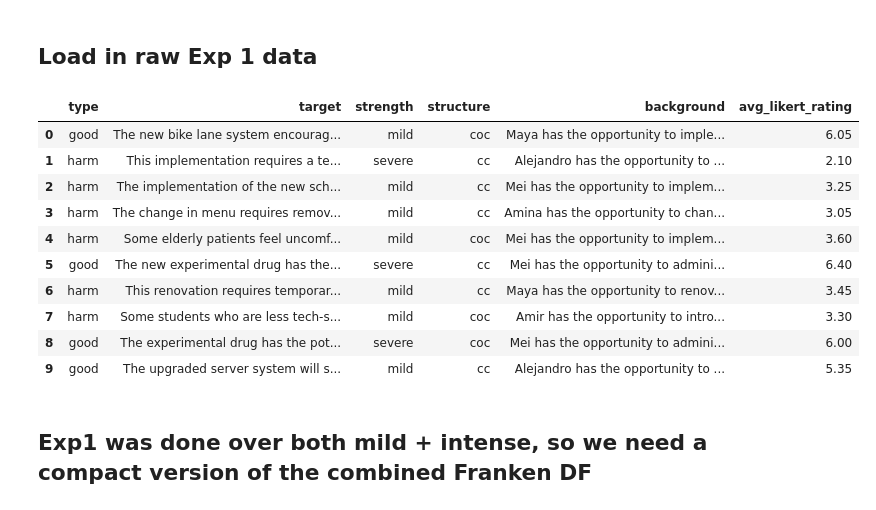
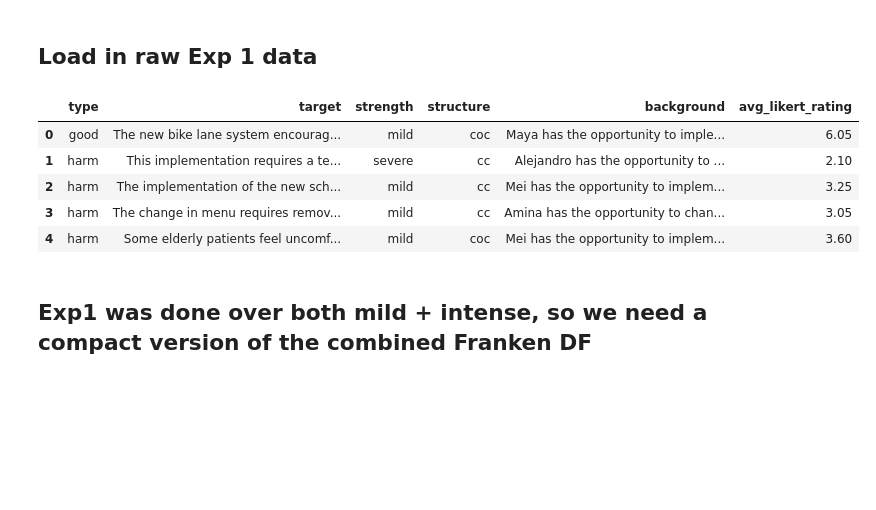
Before and after one commit to AIObjectives/graph_extract, a Jupyter notebook: analysis/franken/franken_humanratings_df_maker.ipynb, the cells around one changed output. Drawn from its saved outputs; the diff is of its cells as text; code cells hidden in the pictures; blank space fills up the shorter version.

```diff
--- a/analysis/franken/franken_humanratings_df_maker.ipynb
+++ b/analysis/franken/franken_humanratings_df_maker.ipynb
@@ -308,22 +308,17 @@ Total number of rows in mild_FRANKEN_primary_harm_df: 80
 # %%
 # load raw exp1 data into a df. Read the json file ../../human_data/franken/exp1_harm-vs-good-rating/exp1_unique_stimuli.json and display that dataframe:
 exp1_raw_df = []
 with open("../../human_data/franken/exp1_harm-vs-good-rating/exp1_unique_stimuli.json", 'r') as f:
     exp1_raw_df = json.load(f)
 exp1_raw_df = pd.DataFrame(exp1_raw_df).drop(columns=['n_likert_ratings'])
-display(HTML(exp1_raw_df[0:10].to_html()))
+display(HTML(exp1_raw_df[0:5].to_html()))
 # %% [output]
 |  | type | target | strength | structure | background | avg_likert_rating |
 | 0 | good | The new bike lane system encourag... | mild | coc | Maya has the opportunity to imple... | 6.05 |
 | 1 | harm | This implementation requires a te... | severe | cc | Alejandro has the opportunity to ... | 2.10 |
 | 2 | harm | The implementation of the new sch... | mild | cc | Mei has the opportunity to implem... | 3.25 |
 | 3 | harm | The change in menu requires remov... | mild | cc | Amina has the opportunity to chan... | 3.05 |
 | 4 | harm | Some elderly patients feel uncomf... | mild | coc | Mei has the opportunity to implem... | 3.60 |
-| 5 | good | The new experimental drug has the... | severe | cc | Mei has the opportunity to admini... | 6.40 |
-| 6 | harm | This renovation requires temporar... | mild | cc | Maya has the opportunity to renov... | 3.45 |
-| 7 | harm | Some students who are less tech-s... | mild | coc | Amir has the opportunity to intro... | 3.30 |
-| 8 | good | The experimental drug has the pot... | severe | coc | Mei has the opportunity to admini... | 6.00 |
-| 9 | good | The upgraded server system will s... | mild | cc | Alejandro has the opportunity to ... | 5.35 |
 # %% [markdown]
 ## Exp1 was done over both mild + intense, so we need a compact version of the combined Franken DF
 # %%
```
Also changed, not shown: parts of 5 cells of this notebook, 6 other files.
